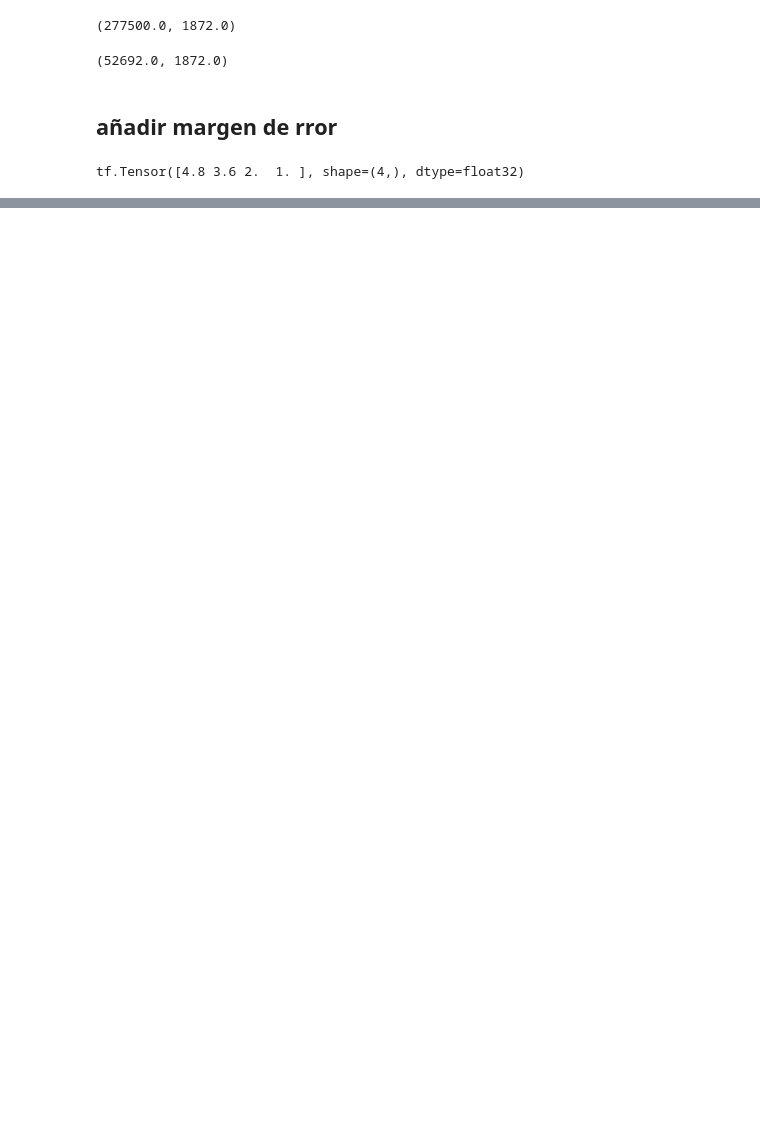
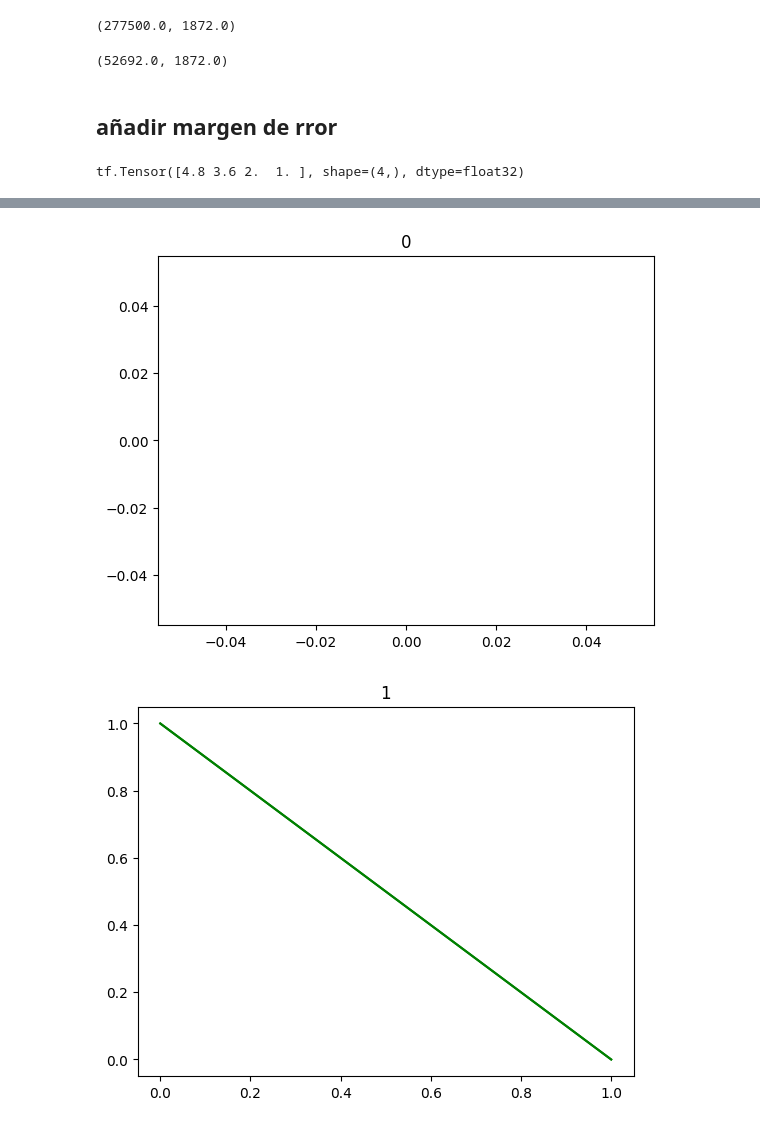
Before and after one commit to tintenderete/TFM, a Jupyter notebook: C_funcion_perdida_1.ipynb, the cells around one changed output, grey strips where cells are left out. Saved outputs shown, nothing was run; the diff lists cells and outputs as text; code cells hidden in the pictures; blank space fills up the shorter version.

```diff
--- a/C_funcion_perdida_1.ipynb
+++ b/C_funcion_perdida_1.ipynb
@@ -817,0 +1016,27 @@ rsultado = K.sum(w * K.square(r - r_pred), axis=-1)
+# %%
+for i in range(10):
+
+  ranking = np.arange((1*i) +1)
+  ranking = K.repeat_elements(K.expand_dims(ranking, 0), 2, axis=0)
+  ranking
+
+  loss_top_is_target = []
+
+  for i in range(ranking.shape[1]):
+    pred_ranking = np.roll(ranking, i+1)
+    #pred_ranking = np.roll(ranking, i+1)
+    #print(pred_ranking)
+    loss = top_is_target(ranking, pred_ranking )
+    loss_top_is_target.append(loss)
+    #print("top_is_target: " + str(loss))
+
+
+  plt.figure()
+
+  loss_top_is_target = np.array(loss_top_is_target)
+
+  plt.plot(loss_top_is_target / loss_top_is_target.max(), 'g');
+  plt.title(str(i))
+# %% [output]
+[figure, added]
+[figure, added]
```
Also changed, not shown: parts of 25 cells of this notebook.
